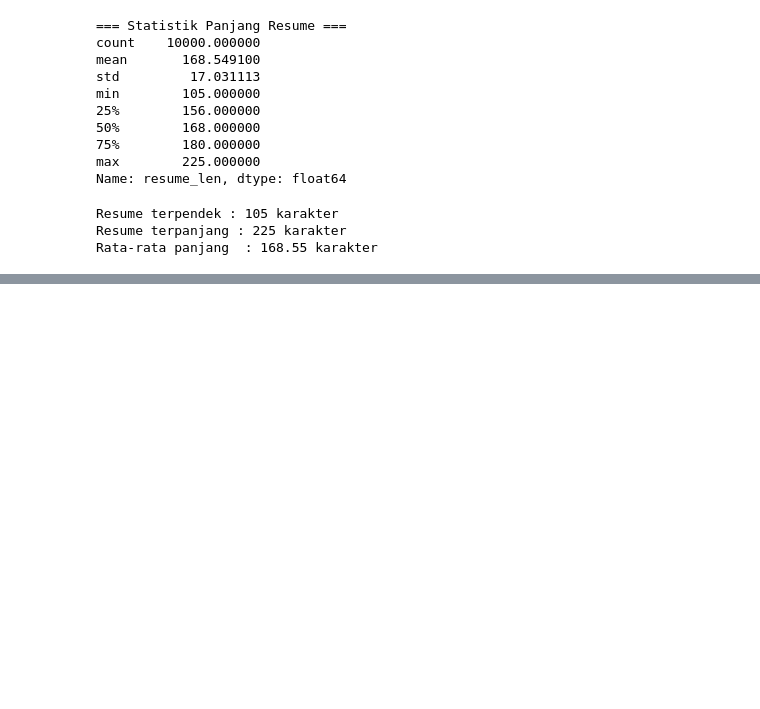
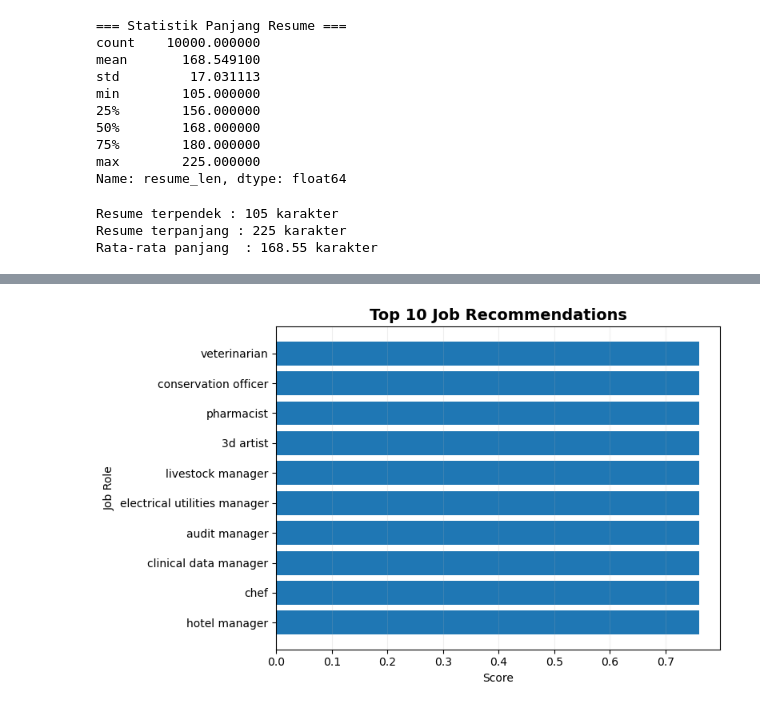
Before and after one commit to EsterButar-Butar/StepUp, a Jupyter notebook: notebook.ipynb, the cells around one changed output, grey strips where cells are left out. Saved outputs shown, nothing was run; the diff lists cells and outputs as text; code cells hidden in the pictures; blank space fills up the shorter version.

```diff
--- a/notebook.ipynb
+++ b/notebook.ipynb
@@ -735,0 +686,18 @@ Name: req_skills_count, dtype: float64
+# %%
+# Top 10 job reccommendation
+top_jobs = merged_df.sort_values(by='match_score', ascending=False).head(10)
+
+plt.figure(figsize=(8,5))
+plt.barh(top_jobs['job_role'], top_jobs['match_score'])
+
+plt.title("Top 10 Job Recommendations", fontsize=14, weight='bold')
+plt.xlabel("Score")
+plt.ylabel("Job Role")
+
+plt.gca().invert_yaxis()
+plt.grid(axis='x', alpha=0.2)
+
+plt.tight_layout()
+plt.show()
+# %% [output]
+[figure, added]
```
Also changed, not shown: parts of 66 cells of this notebook, 1 other file.
